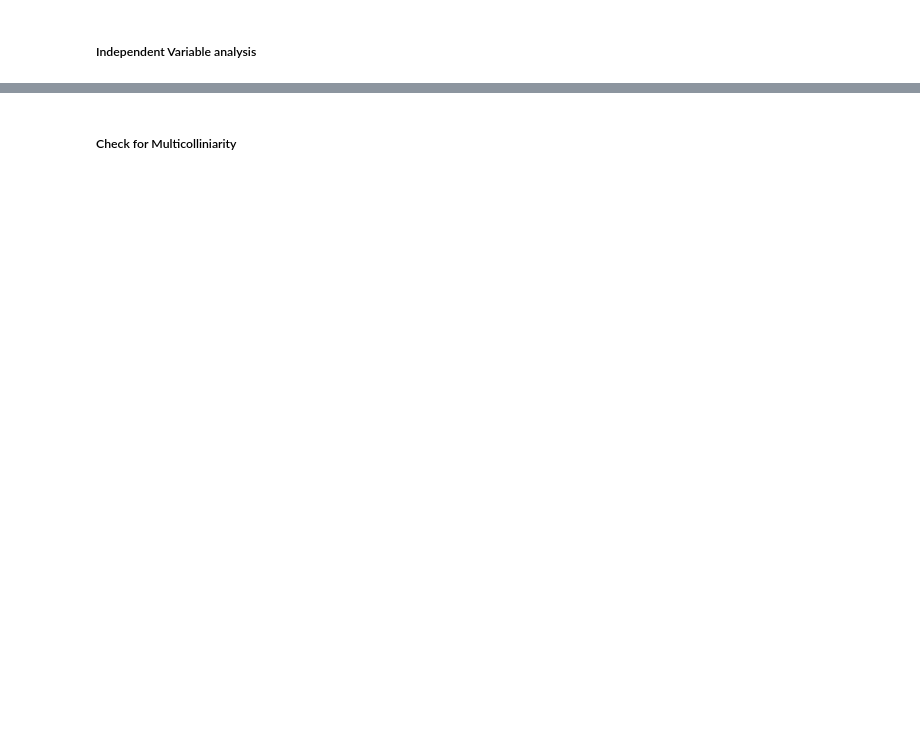
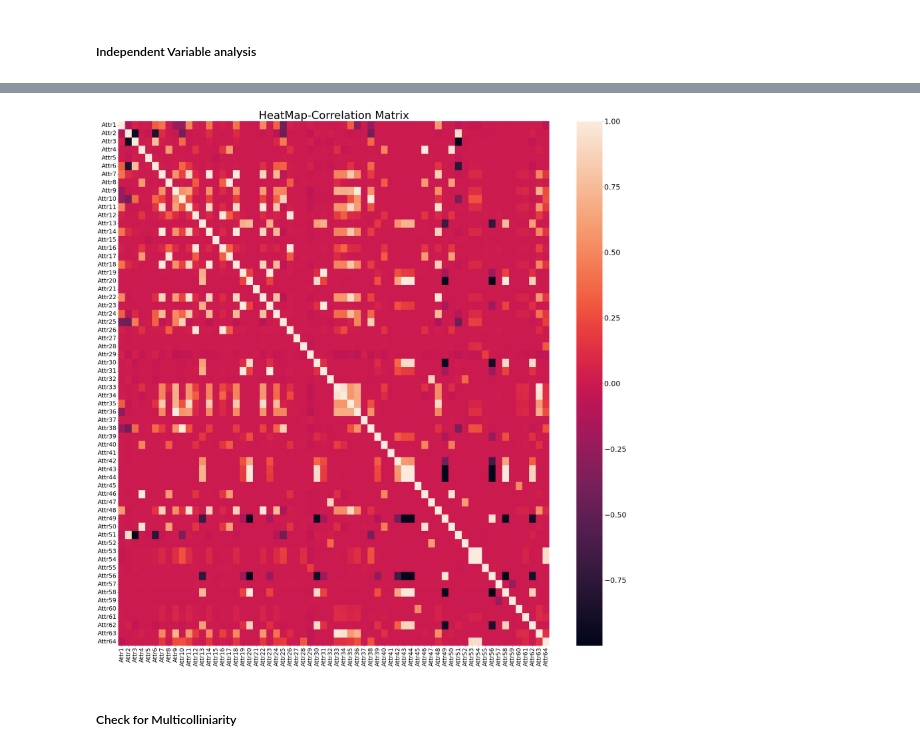
Before and after one commit to ravisiv/CS4_BankruptcyClassificationXGBoost, a Jupyter notebook: CaseStudy4.ipynb, the cells around one changed output, grey strips where cells are left out. Cells and saved outputs as stored; diff of their text form; code cells hidden in the pictures; blank space fills up the shorter version.

```diff
--- a/CaseStudy4.ipynb
+++ b/CaseStudy4.ipynb
@@ -103,3 +200,15 @@ plt.title('HeatMap-Correlation Matrix')
+# %%
+#heatmap - correlation matrix
+plt.figure(figsize=(40, 40)) #code reference (5-1)
+plt.xticks(rotation=90,fontsize = 25)
+plt.yticks(rotation=180, fontsize = 25)
+ax=sns.heatmap(df_X.corr(), annot=False, cbar=True)
+cbar = ax.collections[0].colorbar
+cbar.ax.tick_params(labelsize=30)
+plt.title('HeatMap-Correlation Matrix',fontsize = 45)
+plt.show()
+# %% [output]
+[figure, added]
 # %% [markdown]
 ##### Check for Multicolliniarity
 # %%
```
Also changed, not shown: parts of 52 cells of this notebook.
